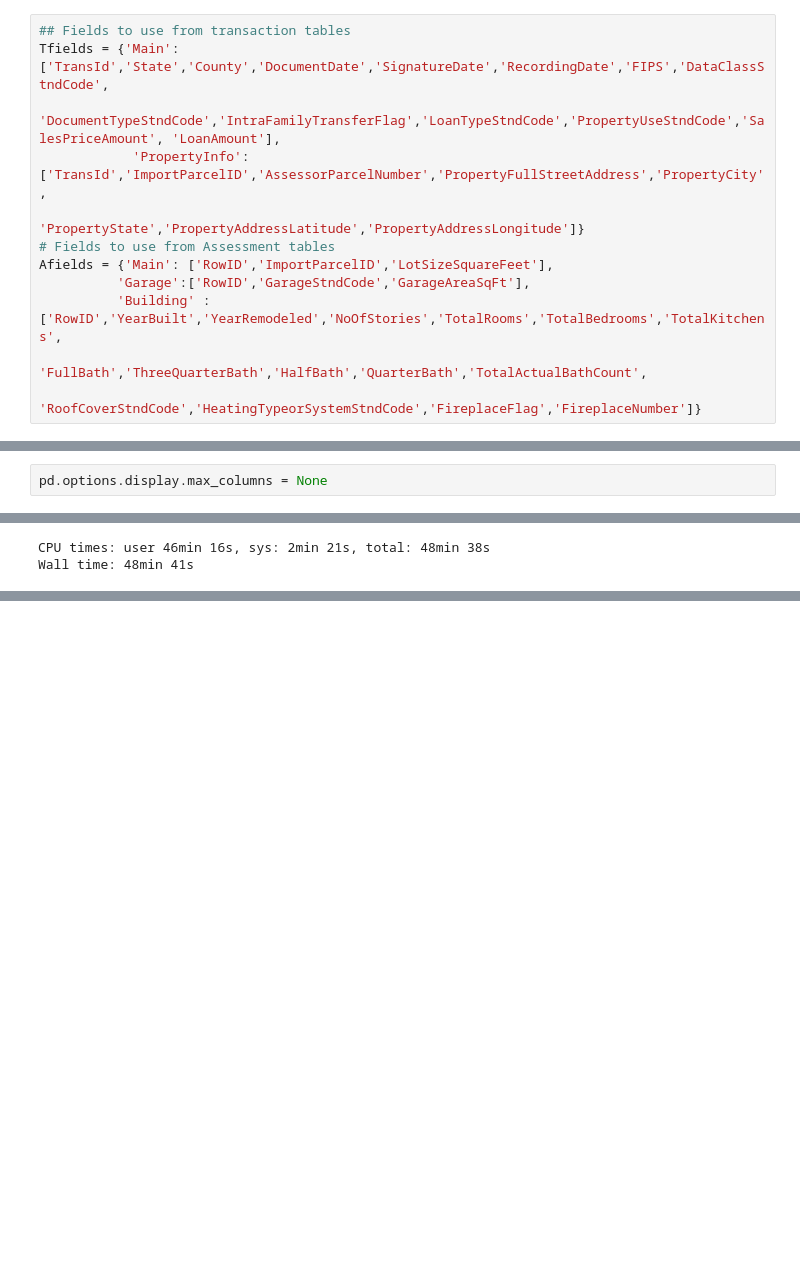
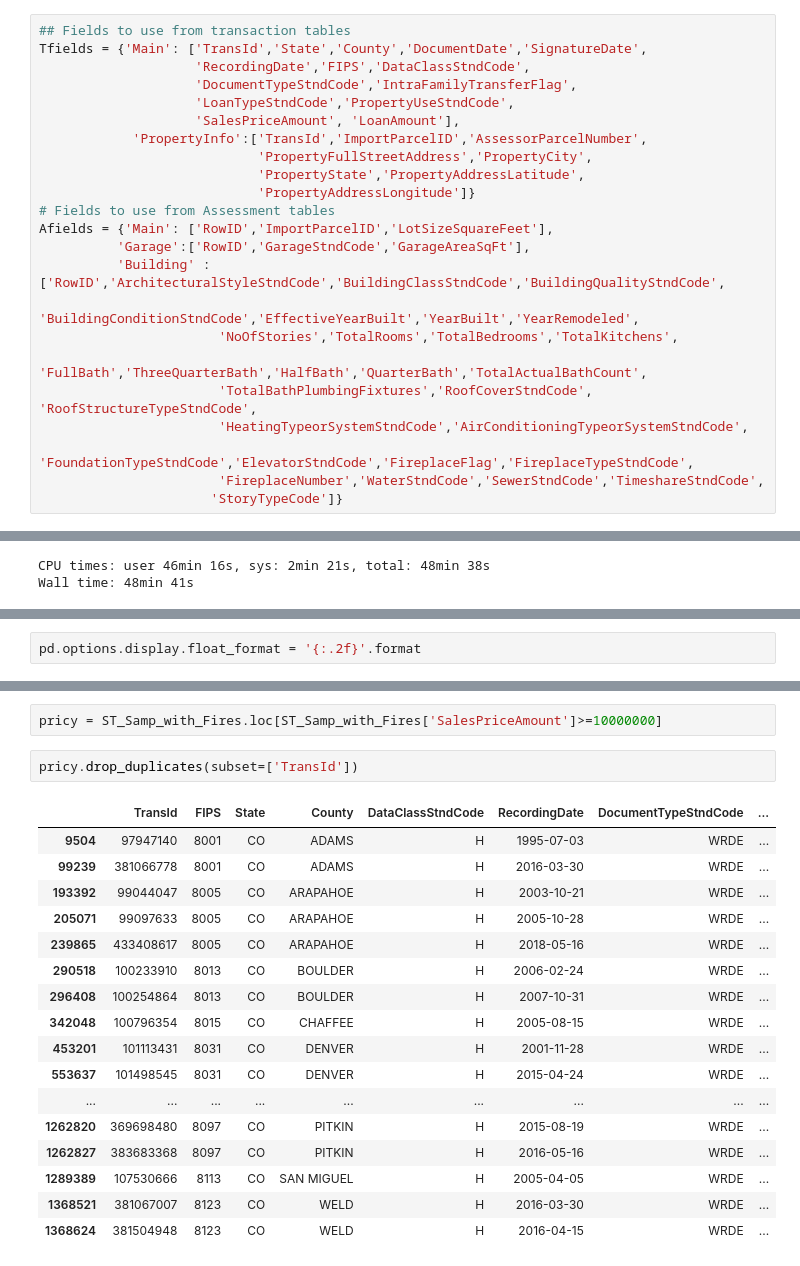
Before and after one commit to JoshOlsen/Wildfire, a Jupyter notebook: HedonicSetup.ipynb, the cells around one changed output, grey strips where cells are left out. Saved outputs shown, nothing was run; the diff lists cells and outputs as text; blank space fills up the shorter version.

Commit message:
Ready to do individual states

```diff
--- a/HedonicSetup.ipynb
+++ b/HedonicSetup.ipynb
@@ -60,16 +60,27 @@ Ttables = ['Main', 'PropertyInfo']
 Atables = ['Main','Garage', 'Building']
 # %%
 ## Fields to use from transaction tables
-Tfields = {'Main': ['TransId','State','County','DocumentDate','SignatureDate','RecordingDate','FIPS','DataClassStndCode',
-                    'DocumentTypeStndCode','IntraFamilyTransferFlag','LoanTypeStndCode','PropertyUseStndCode','SalesPriceAmount', 'LoanAmount'],
-            'PropertyInfo':['TransId','ImportParcelID','AssessorParcelNumber','PropertyFullStreetAddress','PropertyCity',
-                            'PropertyState','PropertyAddressLatitude','PropertyAddressLongitude']}
+Tfields = {'Main': ['TransId','State','County','DocumentDate','SignatureDate',
+                    'RecordingDate','FIPS','DataClassStndCode',
+                    'DocumentTypeStndCode','IntraFamilyTransferFlag',
+                    'LoanTypeStndCode','PropertyUseStndCode',
+                    'SalesPriceAmount', 'LoanAmount'],
+            'PropertyInfo':['TransId','ImportParcelID','AssessorParcelNumber',
+                            'PropertyFullStreetAddress','PropertyCity',
+                            'PropertyState','PropertyAddressLatitude',
+                            'PropertyAddressLongitude']}
 # Fields to use from Assessment tables
 Afields = {'Main': ['RowID','ImportParcelID','LotSizeSquareFeet'],
           'Garage':['RowID','GarageStndCode','GarageAreaSqFt'],
-          'Building' :['RowID','YearBuilt','YearRemodeled','NoOfStories','TotalRooms','TotalBedrooms','TotalKitchens',
+          'Building' :['RowID','ArchitecturalStyleStndCode','BuildingClassStndCode','BuildingQualityStndCode',
+                       'BuildingConditionStndCode','EffectiveYearBuilt','YearBuilt','YearRemodeled',
+                       'NoOfStories','TotalRooms','TotalBedrooms','TotalKitchens',
                        'FullBath','ThreeQuarterBath','HalfBath','QuarterBath','TotalActualBathCount',
-                      'RoofCoverStndCode','HeatingTypeorSystemStndCode','FireplaceFlag','FireplaceNumber']}
+                       'TotalBathPlumbingFixtures','RoofCoverStndCode', 'RoofStructureTypeStndCode',
+                       'HeatingTypeorSystemStndCode','AirConditioningTypeorSystemStndCode',
+                       'FoundationTypeStndCode','ElevatorStndCode','FireplaceFlag','FireplaceTypeStndCode',
+                       'FireplaceNumber','WaterStndCode','SewerStndCode','TimeshareStndCode',
+                      'StoryTypeCode']}
 # %%
 %%time
 ## Load Ztrans data into dictionary of table entries that will be merged
@@ -360,2 +258,0 @@ ST_Samp_with_Fires.plot()
-# %%
-pd.options.display.max_columns = None
@@ -410,4 +278,6 @@ min      0.000000e+00
 75%      7.880748e+04
 max      9.999962e+04
 Name: Distance, dtype: float64
+# %%
+pd.options.display.float_format = '{:.2f}'.format
 # %%
@@ -432,0 +307,22 @@ memory usage: 18.0+ GB
+# %%
+pricy = ST_Samp_with_Fires.loc[ST_Samp_with_Fires['SalesPriceAmount']>=10000000]
+# %%
+pricy.drop_duplicates(subset=['TransId'])
+# %% [output]
+|  | TransId | FIPS | State | County | DataClassStndCode | RecordingDate | DocumentTypeStndCode | ... |
+| 9504 | 97947140 | 8001 | CO | ADAMS | H | 1995-07-03 | WRDE | ... |
+| 99239 | 381066778 | 8001 | CO | ADAMS | H | 2016-03-30 | WRDE | ... |
+| 193392 | 99044047 | 8005 | CO | ARAPAHOE | H | 2003-10-21 | WRDE | ... |
+| 205071 | 99097633 | 8005 | CO | ARAPAHOE | H | 2005-10-28 | WRDE | ... |
+| 239865 | 433408617 | 8005 | CO | ARAPAHOE | H | 2018-05-16 | WRDE | ... |
+| 290518 | 100233910 | 8013 | CO | BOULDER | H | 2006-02-24 | WRDE | ... |
+| 296408 | 100254864 | 8013 | CO | BOULDER | H | 2007-10-31 | WRDE | ... |
+| 342048 | 100796354 | 8015 | CO | CHAFFEE | H | 2005-08-15 | WRDE | ... |
+| 453201 | 101113431 | 8031 | CO | DENVER | H | 2001-11-28 | WRDE | ... |
+| 553637 | 101498545 | 8031 | CO | DENVER | H | 2015-04-24 | WRDE | ... |
+| ... | ... | ... | ... | ... | ... | ... | ... | ... |
+| 1262820 | 369698480 | 8097 | CO | PITKIN | H | 2015-08-19 | WRDE | ... |
+| 1262827 | 383683368 | 8097 | CO | PITKIN | H | 2016-05-16 | WRDE | ... |
+| 1289389 | 107530666 | 8113 | CO | SAN MIGUEL | H | 2005-04-05 | WRDE | ... |
+| 1368521 | 381067007 | 8123 | CO | WELD | H | 2016-03-30 | WRDE | ... |
+| 1368624 | 381504948 | 8123 | CO | WELD | H | 2016-04-15 | WRDE | ... |
```
Also changed, not shown: parts of 21 cells of this notebook.
